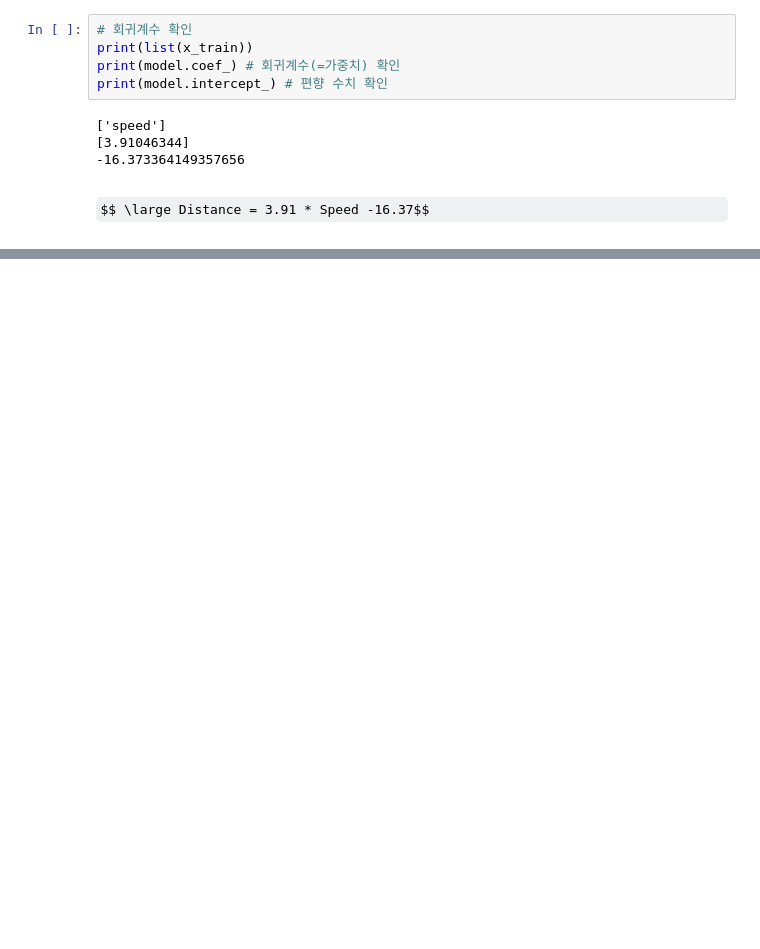
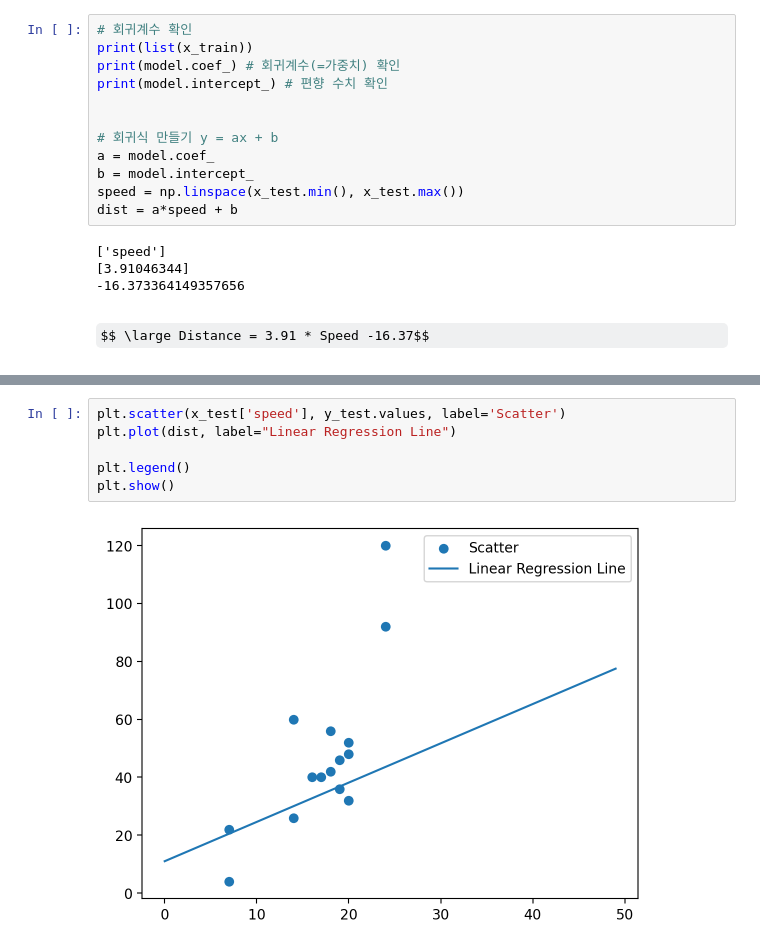
Before and after one commit to Leon-real/Study, a Jupyter notebook: 5.MachineLearning/JupyterFiles/Simple_Linear_Regression.ipynb, the cells around one changed output, grey strips where cells are left out. Saved outputs shown, nothing was run; the diff lists cells and outputs as text; some formulas as TeX source; blank space fills up the shorter version.

```diff
--- a/5.MachineLearning/JupyterFiles/Simple_Linear_Regression.ipynb
+++ b/5.MachineLearning/JupyterFiles/Simple_Linear_Regression.ipynb
@@ -111,6 +111,13 @@ print(mean_absolute_error(y_test, y_pred))
 print(list(x_train))
 print(model.coef_) # 회귀계수(=가중치) 확인
 print(model.intercept_) # 편향 수치 확인
+
+
+# 회귀식 만들기 y = ax + b
+a = model.coef_
+b = model.intercept_
+speed = np.linspace(x_test.min(), x_test.max())
+dist = a*speed + b
 # %% [output]
 ['speed']
 [3.91046344]
@@ -119,0 +138,8 @@ $$ \large Distance = 3.91 * Speed -16.37$$
+# %%
+plt.scatter(x_test['speed'], y_test.values, label='Scatter')
+plt.plot(dist, label="Linear Regression Line")
+
+plt.legend()
+plt.show()
+# %% [output]
+[figure, added]
```
Also changed, not shown: parts of 2 cells of this notebook.
